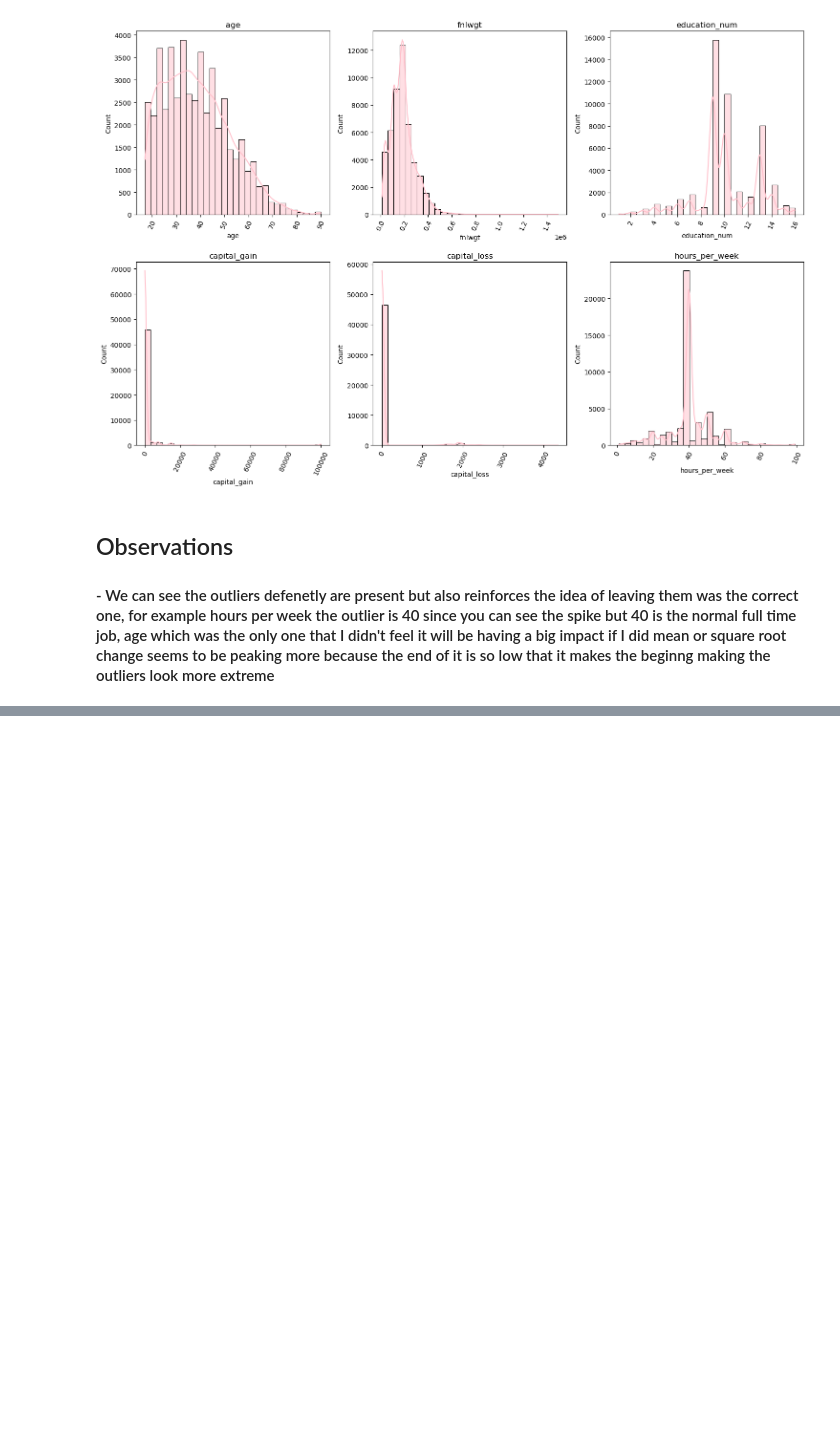
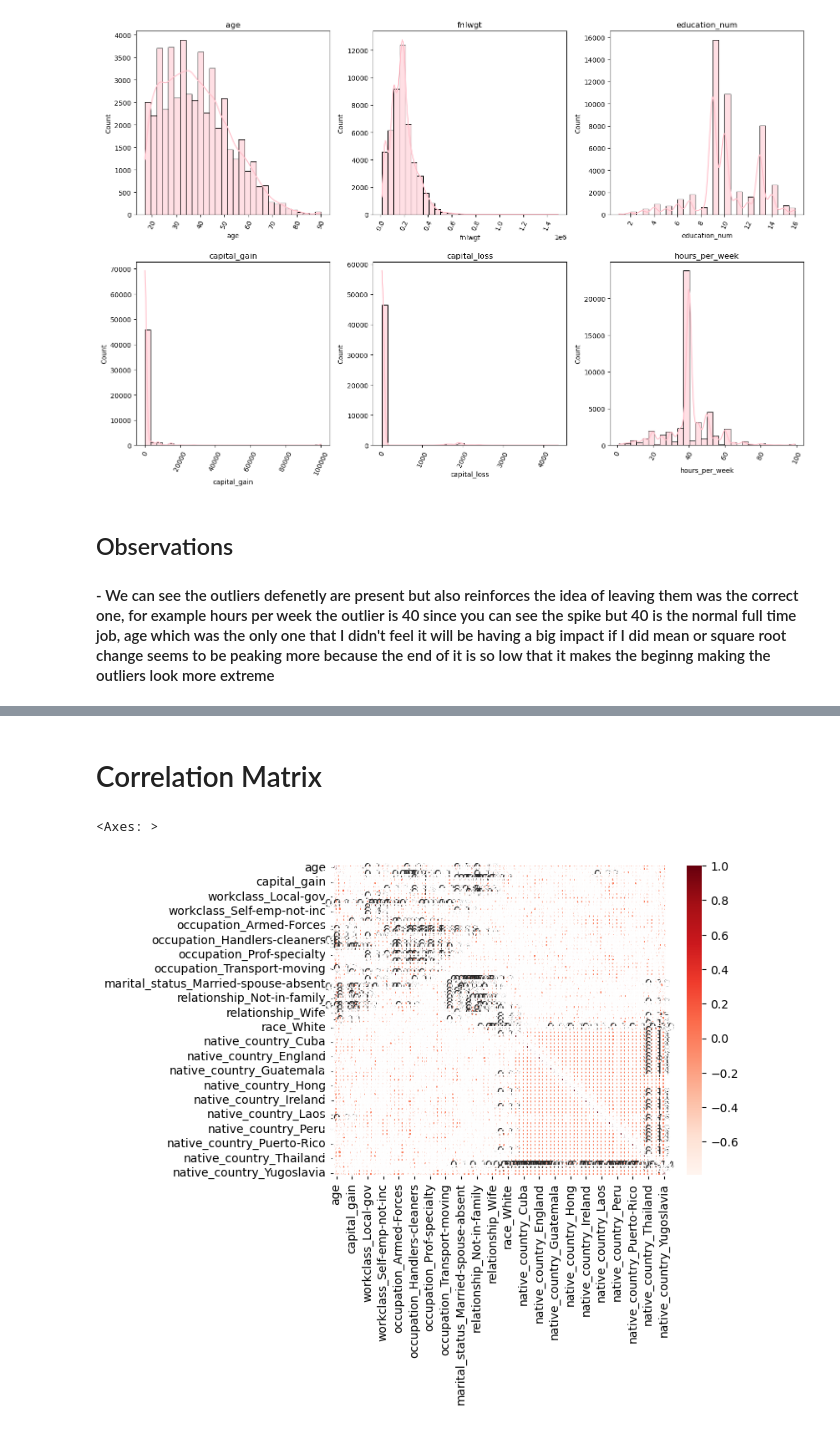
Before and after one commit to shigeokitamura/ds_301_mid_term_project, a Jupyter notebook: Emilio_Classification_Modeling.ipynb, the cells around one changed output, grey strips where cells are left out. Saved outputs shown, nothing was run; the diff lists cells and outputs as text; code cells hidden in the pictures; blank space fills up the shorter version.

Commit message:
Encoded and visualized the matrix, need to change most of the One-hot encoding to label since they are too many columns

```diff
--- a/Emilio_Classification_Modeling.ipynb
+++ b/Emilio_Classification_Modeling.ipynb
@@ -311,0 +318,6 @@ plt.show()
+# %%
+#df.dtypes
+le = LabelEncoder()
+#df['sex'] = le.fit_transform(df['sex'])
+for col in ['sex', 'income']:
+    df[col] = le.fit_transform(df[col])
@@ -311,0 +327,2 @@ plt.show()
+# %%
+df = pd.get_dummies(df, columns=['workclass', 'occupation', 'marital_status', 'relationship', 'race', 'native_country'], drop_first=True)
@@ -311,0 +370,2 @@ plt.show()
+# %%
+df = df.drop('education', axis=1)
@@ -311,0 +394,8 @@ plt.show()
+# %% [markdown]
+# Correlation Matrix
+# %%
+corr = df.corr()
+sns.heatmap(corr, annot=True, cmap='Reds', fmt='.2f')
+# %% [output]
+<Axes: >
+[figure, added]
```
Also changed, not shown: parts of 13 cells of this notebook.
